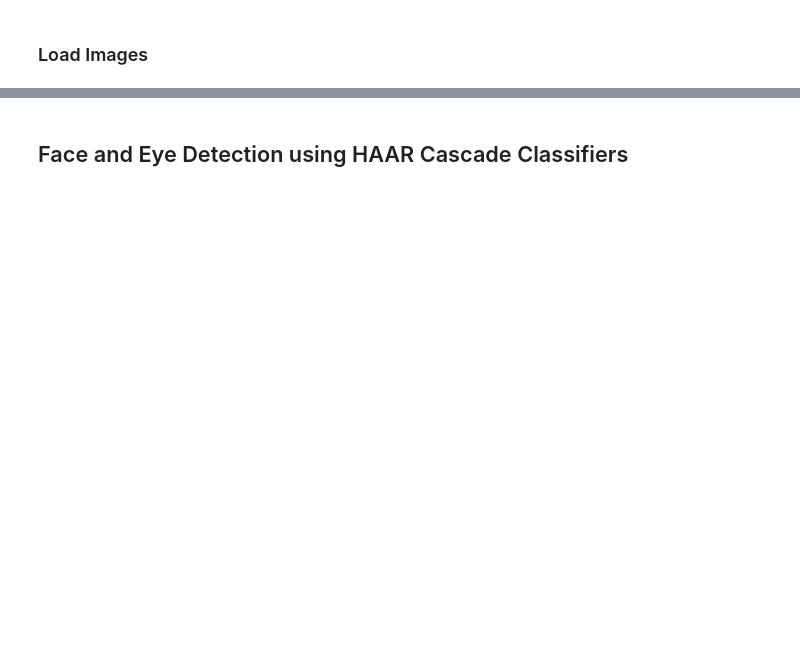
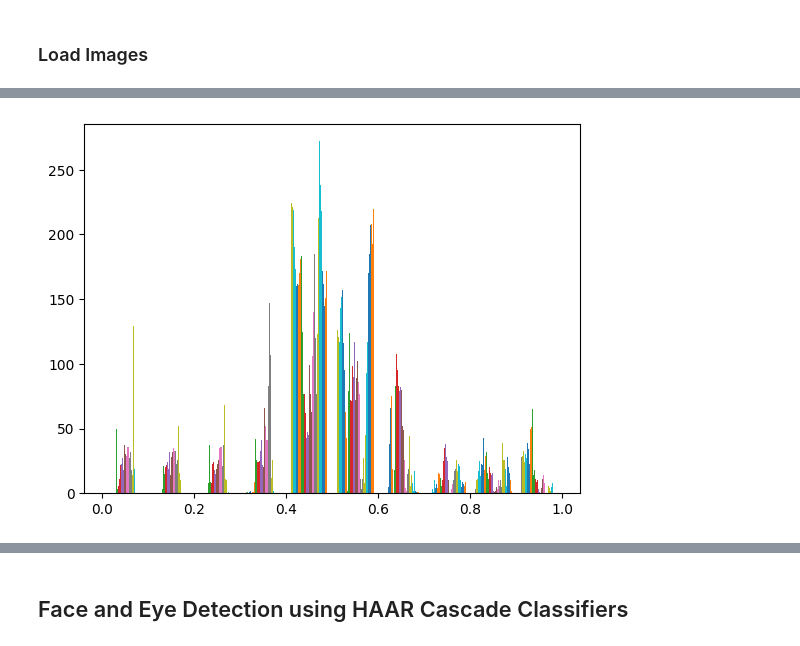
Before and after one commit to Morshedy22/Emotion-Detection, a Jupyter notebook: Main.ipynb, the cells around one changed output, grey strips where cells are left out. Cells and saved outputs as stored; diff of their text form; code cells hidden in the pictures; blank space fills up the shorter version.

```diff
--- a/Main.ipynb
+++ b/Main.ipynb
@@ -85,0 +94,5 @@ train_image = train_image/255
+# %%
+plt.hist(img_gray)
+plt.show()
+# %% [output]
+[figure, added]
```
Also changed, not shown: parts of 30 cells of this notebook, 4 other files.
